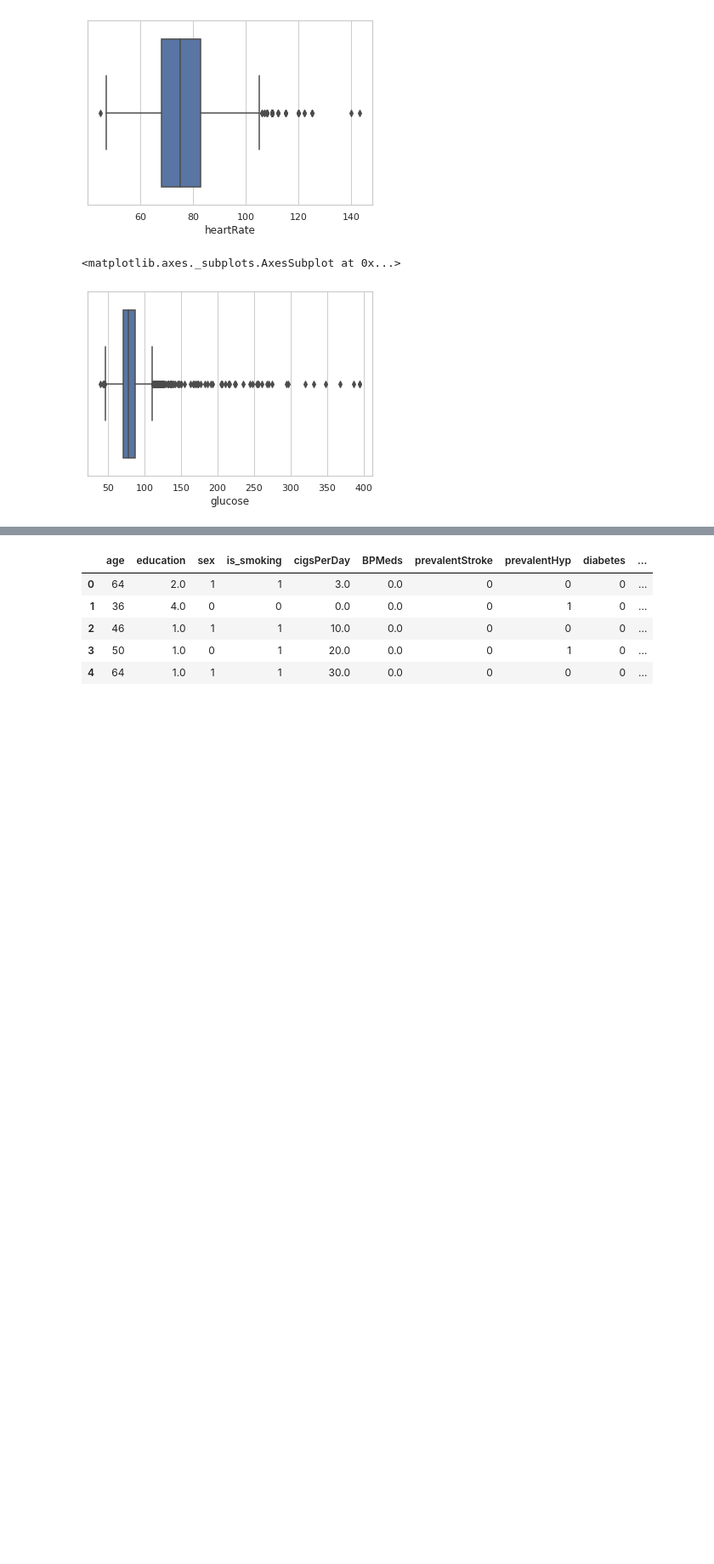
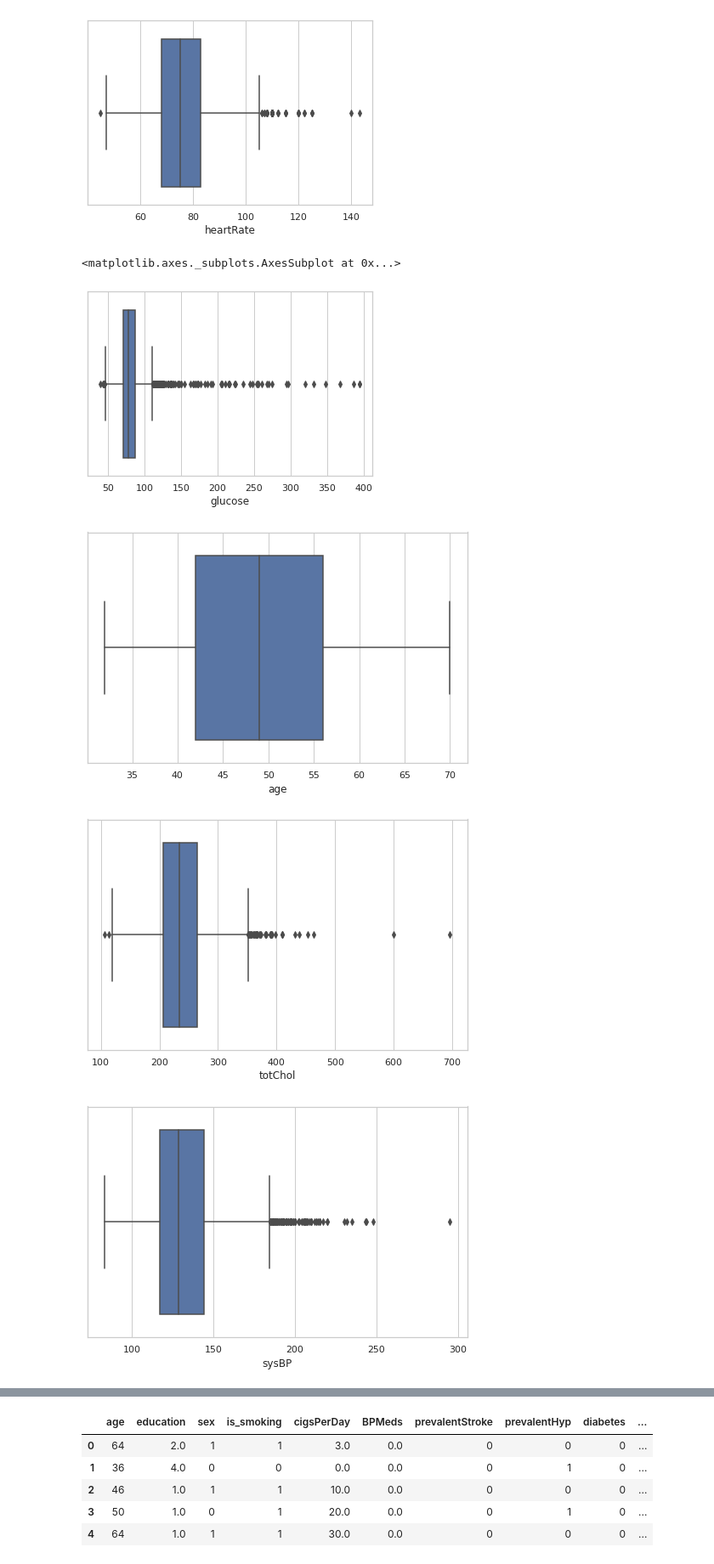
Before and after one commit to Yogesh-8998/Cardio-Vascular-Risk-Prediction, a Jupyter notebook: CHD_Risk_prediction.ipynb, the cells around one changed output, grey strips where cells are left out. Shown at 85% size. Saved outputs shown, nothing was run; the diff lists cells and outputs as text; code cells hidden in the pictures; blank space fills up the shorter version.

```diff
--- a/CHD_Risk_prediction.ipynb
+++ b/CHD_Risk_prediction.ipynb
@@ -193,3 +200,14 @@ sns.boxplot(df['age'])
 # %% [output]
 <matplotlib.axes._subplots.AxesSubplot at 0x...>
 [figure]
+# %%
+ num_cat=['age', 'totChol', 'sysBP',
+       'diaBP', 'BMI', 'heartRate', 'glucose']
+# %%
+ for i in num_cat:
+  plt.figure(figsize=(8,5))
+  sns.boxplot(df[i])
+# %% [output]
+[figure, added]
+[figure, added]
+[figure, added]
```
Also changed, not shown: parts of 44 cells of this notebook.
